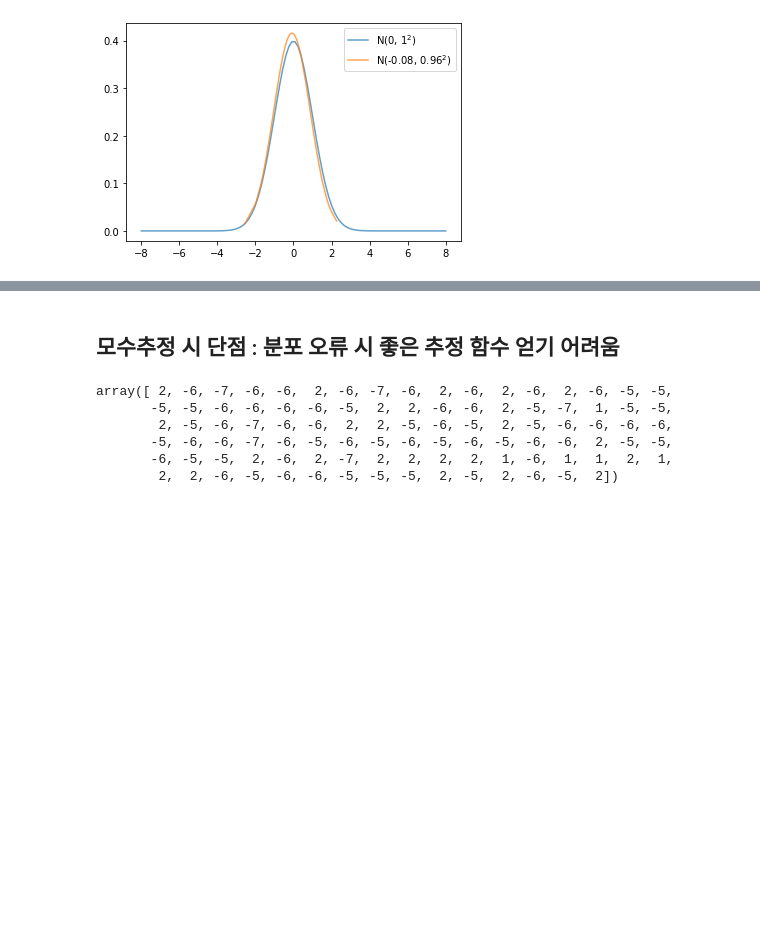
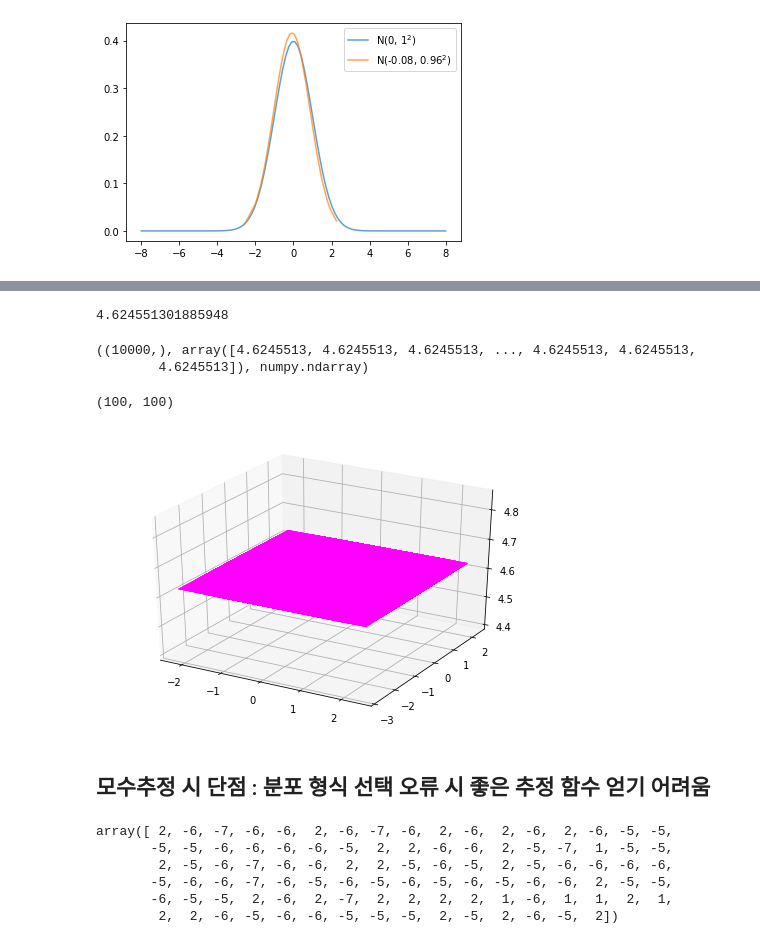
Before and after one commit to yojulab/knou_study_machinglearning, a Jupyter notebook: codes/sanghunoh/03_데이터_통계로분석_모수추정.ipynb, the cells around one changed output, grey strips where cells are left out. Saved outputs shown, nothing was run; the diff lists cells and outputs as text; code cells hidden in the pictures; blank space fills up the shorter version.

```diff
--- a/codes/sanghunoh/03_데이터_통계로분석_모수추정.ipynb
+++ b/codes/sanghunoh/03_데이터_통계로분석_모수추정.ipynb
@@ -103,7 +119,40 @@ X_meshgrid.shape, Y_meshgrid.shape, X_meshgrid[0,:]
 # %%
-# 1/np.sqrt(2*np.pi*np.linalg.det(sigma_rand))*np.exp(-1/2*(normal_rand-mu_rand)*np.invert(sigma_rand)*(normal_rand-mu_rand))
+1/np.sqrt(2*np.pi*np.linalg.det(sigma_rand))*np.exp(-1/2*(mash_xy[1,:]-mu_rand).T @ np.invert(sigma_rand) @ (mash_xy[1,:]-mu_rand))
+# %% [output]
+4.624551301885948
+# %%
+axis_z = [] #계속 돌리다보면 for에 저장되니 깡통을 만들어서 돌릴때마다 리셋 해준다.
+
+for i in range(mash_xy.shape[0]):
+  measure = 1/np.sqrt(2*np.pi*np.linalg.det(sigma_rand))*np.exp(-1/2*(mash_xy[1,:]-mu_rand).T @ np.invert(sigma_rand) @ (mash_xy[1,:]-mu_rand))
+  axis_z = np.append(axis_z, measure)
+    #append를 사용해서 옆으로 붙여준다 / np.pi는 3.14 / np.linalg.det는 determinant, 행렬식(행렬 -> 숫자) / exp는 exponantial ()안을 지수로 만들어줌 / linalg.inv는 inverse 역행렬
+    #np.exp 앞의 값을 실수로 추정되니 *로 스칼라곱해주고, np.linalg앞은 1*2 행렬과 그뒤 2*1행렬이니 @로 행렬곱셈해준다.
+    #!파이썬 행렬의 곱셈에서는 뒤에 백터(n*1 이던 1*n)는 @ 연산을 쓰면 자동으로 앞의열과 백터의 길이만 맞으면 자동으로 연산을 한다. 결과 값은 당연 (n, )으로 표현된다?
+
+axis_z.shape, axis_z, type(axis_z)
+# %% [output]
+((10000,), array([4.6245513, 4.6245513, 4.6245513, ..., 4.6245513, 4.6245513,
+        4.6245513]), numpy.ndarray)
+# %%
+mash_z = np.reshape(axis_z, grid_x.shape)
+mash_z.shape
+# %% [output]
+(100, 100)
+# %%
+# refer : https://github.com/SanghunOh/study_machinglearning/blob/main/codes/sanghunoh/3_1_Data_Generation_and_Drawing_true.ipynb
+from mpl_toolkits.mplot3d import Axes3D #plot 3D 그리는 툴킷이라고 함
+
+fig = plt.figure() #plt.figure를 호출해서 fig라는 변수에 저장
+ax = Axes3D(fig) #Axes3D모듈에 위에서 저장한 plt.figure를 불러와서 ax에 저장
+ax.plot_surface(grid_x, grid_y, mash_z, rstride=1, cstride=1, cmap='spring') #3D 추출함수는 ax.plot_surface로 기억하자
+  #rstride, cstride는 각각 row와 column의 샘플 추출 간격 (값이 커지면 격자가 커진다)
+
+plt.show()
+# %% [output]
+[figure, added]
 # %% [markdown]
-## 모수추정 시 단점 : 분포 오류 시 좋은 추정 함수 얻기 어려움
+## 모수추정 시 단점 : 분포 형식 선택 오류 시 좋은 추정 함수 얻기 어려움
 # %%
 x_list = np.random.randint(-8,8,5)
 # %%
```
Also changed, not shown: parts of 17 cells of this notebook.
